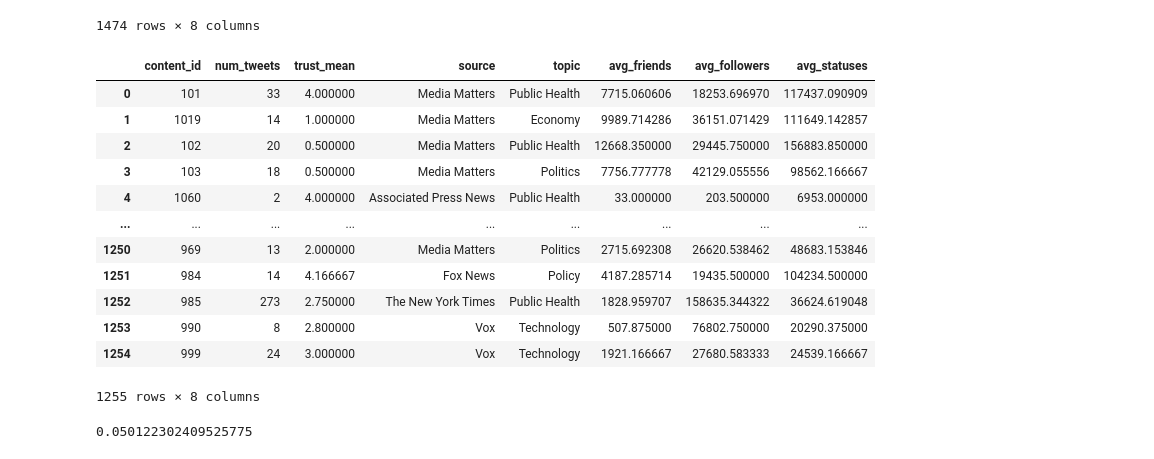
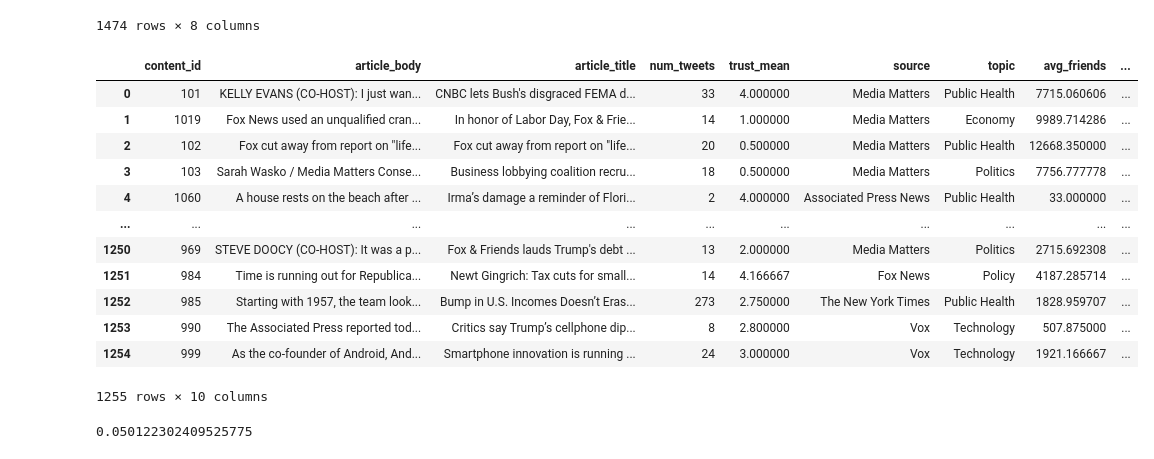
Before and after one commit to fagan2888/tweet-url-relationships, a Jupyter notebook: notebooks/Tweet Trust Correlation.ipynb, the cells around one changed output. Cells and saved outputs as stored; diff of their text form; code cells hidden in the pictures.

```diff
--- a/notebooks/Tweet Trust Correlation.ipynb
+++ b/notebooks/Tweet Trust Correlation.ipynb
@@ -248,32 +248,33 @@ avg_users
 | blank | 9.220773e+17 | 1.857360e+17 | 0.0 | 0.0 | 3326.596591 | 7628.178030 | 44725.118056 | 140.755051 |
 1474 rows × 8 columns
 # %%
-corr_df = pd.DataFrame(columns=['content_id','num_tweets','trust_mean','source','topic','avg_friends','avg_followers','avg_statuses'])
+corr_df = pd.DataFrame(columns=['content_id','article_body','article_title','num_tweets','trust_mean','source','topic','avg_friends','avg_followers','avg_statuses'])
 
 for index, row in num_tweets.iterrows():
   try:
-    corr_df = corr_df.append({'content_id':index, 'num_tweets':row['tweet_id'], 'trust_mean':blind_ratings['rating_scale_response'][int(index)],
+    corr_df = corr_df.append({'content_id':index, 'article_body':articles['content_body_clean'][int(index)], 'article_title':articles['content_title_clean'][int(index)],
+                              'num_tweets':row['tweet_id'], 'trust_mean':blind_ratings['rating_scale_response'][int(index)],
                               'source':articles['content_source_desc'][int(index)], 'topic':topics['topic'][int(index)],
                               'avg_friends':avg_users['user_friends'][index], 'avg_followers':avg_users['user_followers'][index],
                               'avg_statuses':avg_users['user_statuses'][index]}, ignore_index=True)
   except Exception:
     pass
 
 corr_df
 # %% [output]
-|  | content_id | num_tweets | trust_mean | source | topic | avg_friends | avg_followers | avg_statuses |
-| 0 | 101 | 33 | 4.000000 | Media Matters | Public Health | 7715.060606 | 18253.696970 | 117437.090909 |
-| 1 | 1019 | 14 | 1.000000 | Media Matters | Economy | 9989.714286 | 36151.071429 | 111649.142857 |
-| 2 | 102 | 20 | 0.500000 | Media Matters | Public Health | 12668.350000 | 29445.750000 | 156883.850000 |
-| 3 | 103 | 18 | 0.500000 | Media Matters | Politics | 7756.777778 | 42129.055556 | 98562.166667 |
-| 4 | 1060 | 2 | 4.000000 | Associated Press News | Public Health | 33.000000 | 203.500000 | 6953.000000 |
-| ... | ... | ... | ... | ... | ... | ... | ... | ... |
-| 1250 | 969 | 13 | 2.000000 | Media Matters | Politics | 2715.692308 | 26620.538462 | 48683.153846 |
-| 1251 | 984 | 14 | 4.166667 | Fox News | Policy | 4187.285714 | 19435.500000 | 104234.500000 |
-| 1252 | 985 | 273 | 2.750000 | The New York Times | Public Health | 1828.959707 | 158635.344322 | 36624.619048 |
-| 1253 | 990 | 8 | 2.800000 | Vox | Technology | 507.875000 | 76802.750000 | 20290.375000 |
-| 1254 | 999 | 24 | 3.000000 | Vox | Technology | 1921.166667 | 27680.583333 | 24539.166667 |
+|  | content_id | article_body | article_title | num_tweets | trust_mean | source | topic | avg_friends | ... |
+| 0 | 101 | KELLY EVANS (CO-HOST): I just wan... | CNBC lets Bush's disgraced FEMA d... | 33 | 4.000000 | Media Matters | Public Health | 7715.060606 | ... |
+| 1 | 1019 | Fox News used an unqualified cran... | In honor of Labor Day, Fox & Frie... | 14 | 1.000000 | Media Matters | Economy | 9989.714286 | ... |
+| 2 | 102 | Fox cut away from report on "life... | Fox cut away from report on "life... | 20 | 0.500000 | Media Matters | Public Health | 12668.350000 | ... |
+| 3 | 103 | Sarah Wasko / Media Matters Conse... | Business lobbying coalition recru... | 18 | 0.500000 | Media Matters | Politics | 7756.777778 | ... |
+| 4 | 1060 | A house rests on the beach after ... | Irma’s damage a reminder of Flori... | 2 | 4.000000 | Associated Press News | Public Health | 33.000000 | ... |
+| ... | ... | ... | ... | ... | ... | ... | ... | ... | ... |
+| 1250 | 969 | STEVE DOOCY (CO-HOST): It was a p... | Fox & Friends lauds Trump's debt ... | 13 | 2.000000 | Media Matters | Politics | 2715.692308 | ... |
+| 1251 | 984 | Time is running out for Republica... | Newt Gingrich: Tax cuts for small... | 14 | 4.166667 | Fox News | Policy | 4187.285714 | ... |
+| 1252 | 985 | Starting with 1957, the team look... | Bump in U.S. Incomes Doesn’t Eras... | 273 | 2.750000 | The New York Times | Public Health | 1828.959707 | ... |
+| 1253 | 990 | The Associated Press reported tod... | Critics say Trump’s cellphone dip... | 8 | 2.800000 | Vox | Technology | 507.875000 | ... |
+| 1254 | 999 | As the co-founder of Android, And... | Smartphone innovation is running ... | 24 | 3.000000 | Vox | Technology | 1921.166667 | ... |
-1255 rows × 8 columns
+1255 rows × 10 columns
 # %%
 from scipy.stats.stats import pearsonr
 # %%
```
Also changed, not shown: parts of 19 cells of this notebook.
